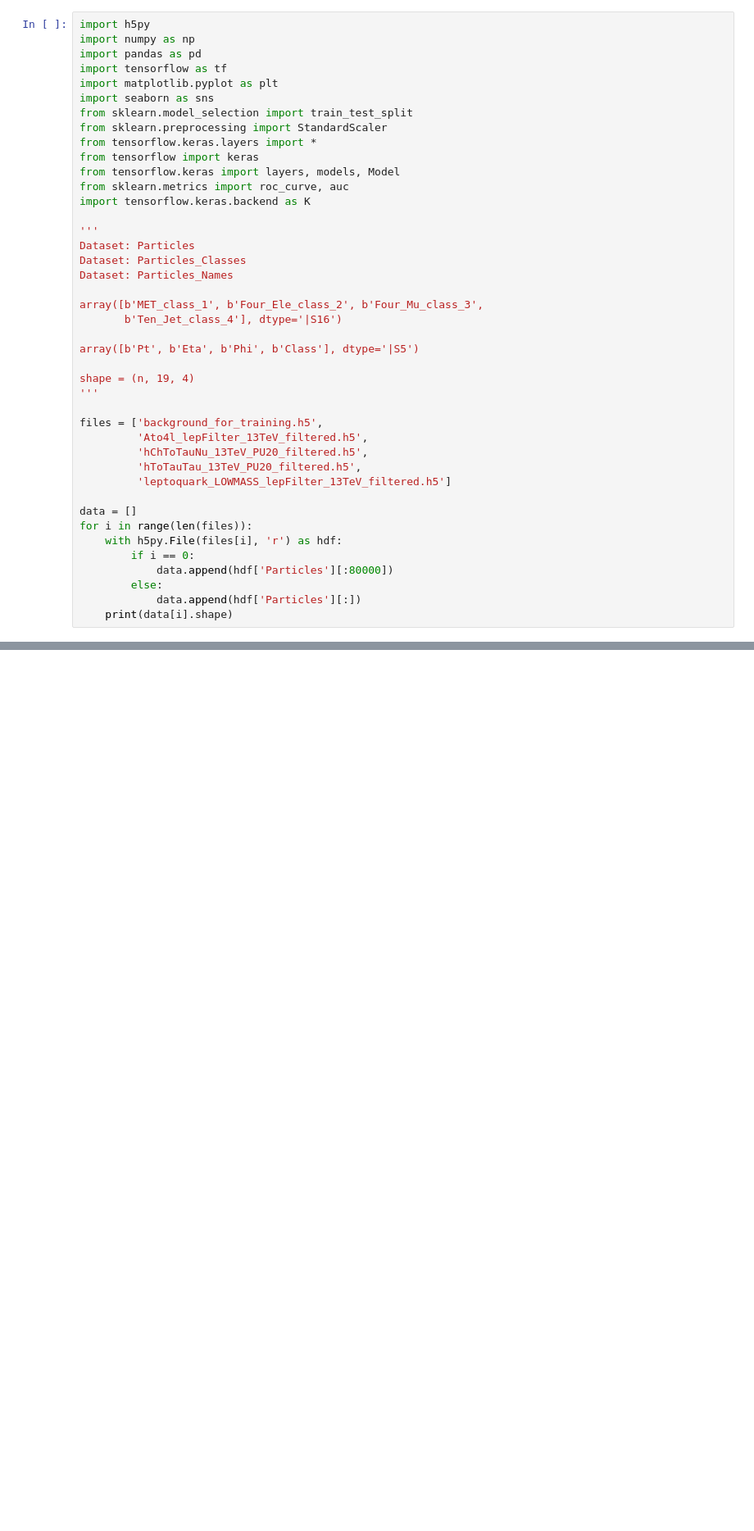
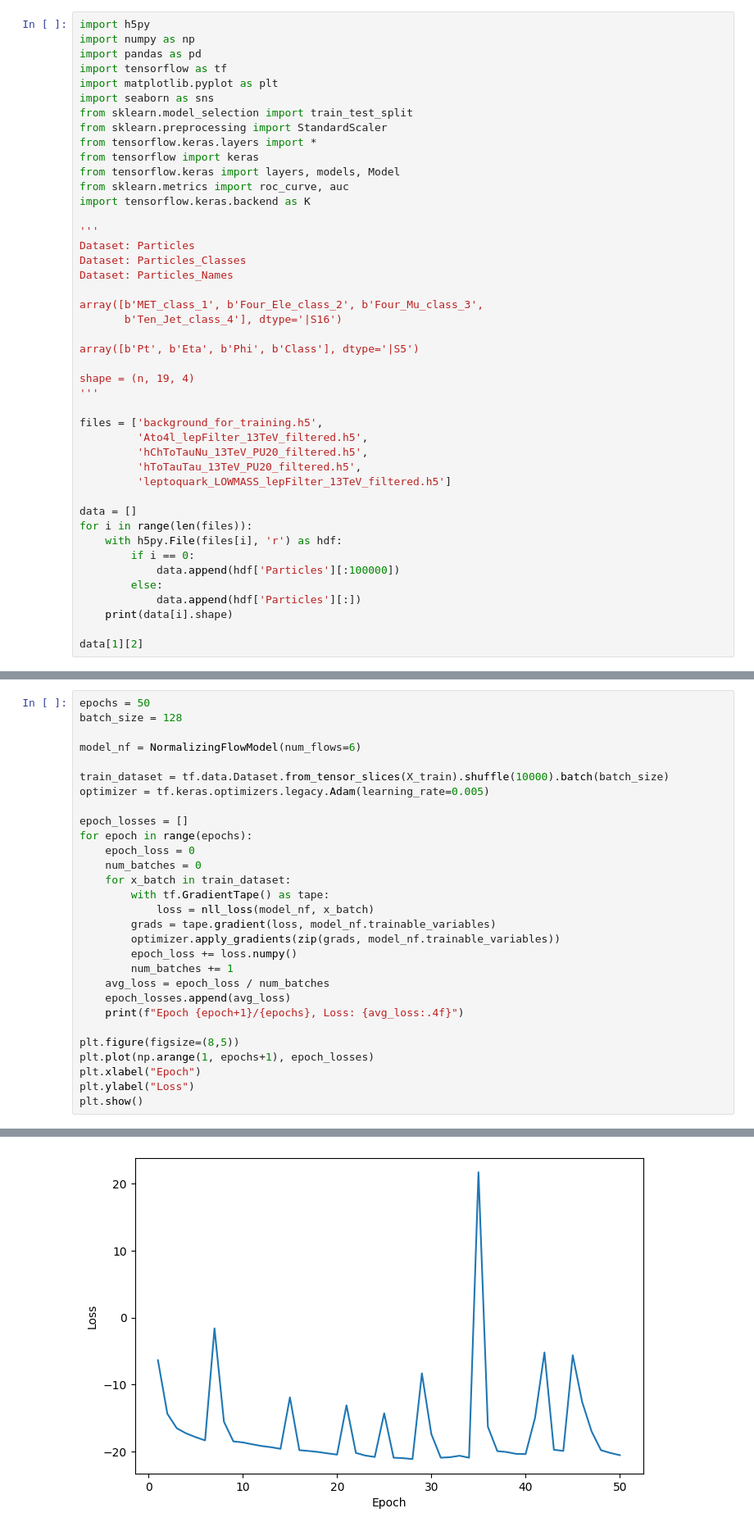
Before and after one commit to hftsoi/hls4nf, a Jupyter notebook: train.ipynb, the cells around one changed output, grey strips where cells are left out. Shown at 82% size. Drawn from its saved outputs; the diff is of its cells as text; blank space fills up the shorter version.

Commit message:
add baseline and nf model

```diff
--- a/train.ipynb
+++ b/train.ipynb
@@ -36,8 +36,10 @@ data = []
 for i in range(len(files)):
     with h5py.File(files[i], 'r') as hdf:
         if i == 0:
-            data.append(hdf['Particles'][:80000])
+            data.append(hdf['Particles'][:100000])
         else:
             data.append(hdf['Particles'][:])
     print(data[i].shape)
+
+data[1][2]
 # %% [output]
@@ -104,0 +267,30 @@ plot_data(data, 'Jet')
+# %%
+epochs = 50
+batch_size = 128
+
+model_nf = NormalizingFlowModel(num_flows=6)
+
+train_dataset = tf.data.Dataset.from_tensor_slices(X_train).shuffle(10000).batch(batch_size)
+optimizer = tf.keras.optimizers.legacy.Adam(learning_rate=0.005)
+
+epoch_losses = []
+for epoch in range(epochs):
+    epoch_loss = 0
+    num_batches = 0
+    for x_batch in train_dataset:
+        with tf.GradientTape() as tape:
+            loss = nll_loss(model_nf, x_batch)
+        grads = tape.gradient(loss, model_nf.trainable_variables)
+        optimizer.apply_gradients(zip(grads, model_nf.trainable_variables))
+        epoch_loss += loss.numpy()
+        num_batches += 1
+    avg_loss = epoch_loss / num_batches
+    epoch_losses.append(avg_loss)
+    print(f"Epoch {epoch+1}/{epochs}, Loss: {avg_loss:.4f}")
+
+plt.figure(figsize=(8,5))
+plt.plot(np.arange(1, epochs+1), epoch_losses)
+plt.xlabel("Epoch")
+plt.ylabel("Loss")
+plt.show()
+# %% [output]
@@ -104,0 +314 @@ plot_data(data, 'Jet')
+[figure, added]
```
Also changed, not shown: parts of 13 cells of this notebook.
